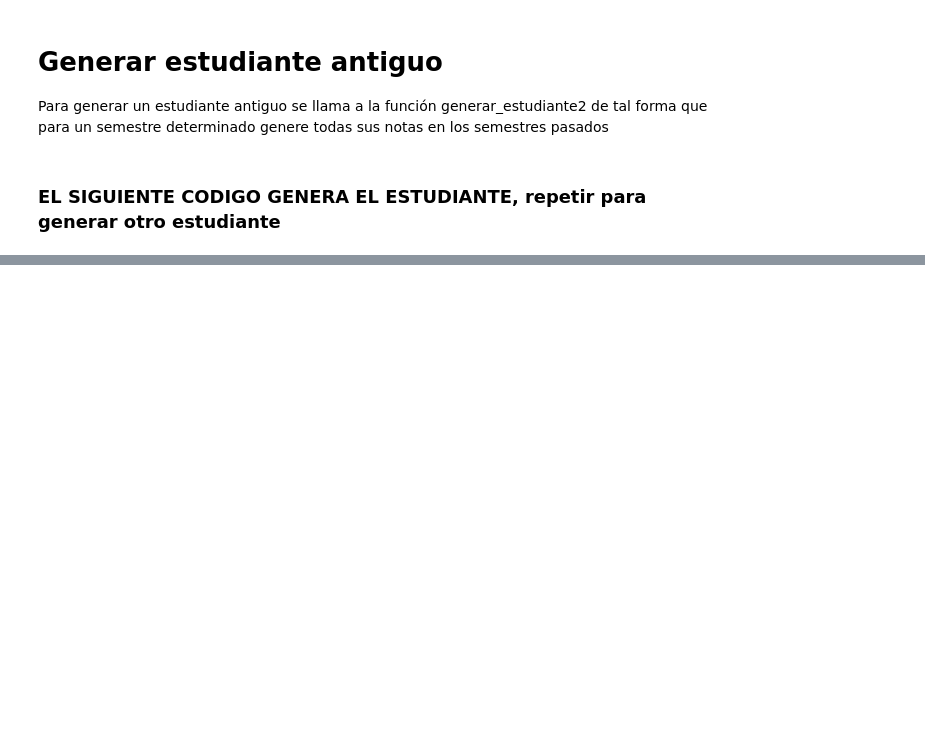
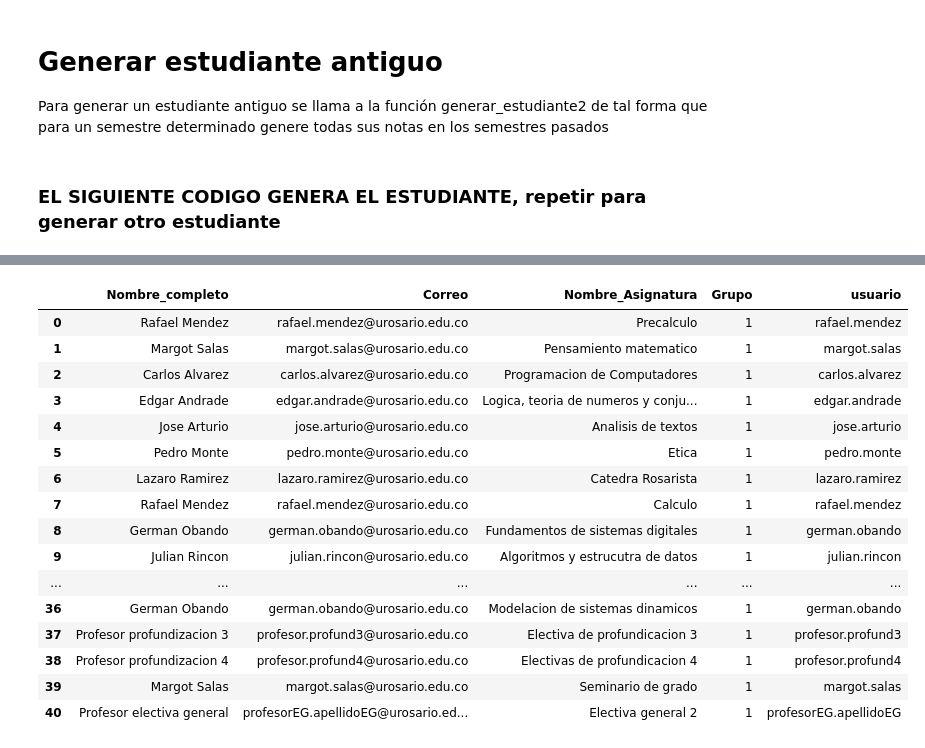
Before and after one commit to juanis2112/capstone2020, a Jupyter notebook: datos_prueba/Datos_Aleatorios.ipynb, the cells around one changed output, grey strips where cells are left out. Drawn from its saved outputs; the diff is of its cells as text; code cells hidden in the pictures; blank space fills up the shorter version.

```diff
--- a/datos_prueba/Datos_Aleatorios.ipynb
+++ b/datos_prueba/Datos_Aleatorios.ipynb
@@ -439,0 +474,32 @@ df.to_csv('Datos_prueba.csv',index = False,encoding='utf-8')
+# %%
+semestre = 6
+profesores = profesores_S1+ profesores_S2+profesores_S3+profesores_S4+profesores_S5+profesores_S6
+asignaturas = materias_S1+materias_S2+materias_S3+materias_S4+materias_S5+materias_S6
+correos = correos_S1+correos_S2+correos_S3+correos_S4+correos_S5+correos_S6
+grupos = [1]*len(profesores)
+usuarios = usuarios_S1+usuarios_S2+usuarios_S3+usuarios_S4+usuarios_S5+usuarios_S6
+df_prof["Nombre_completo"] = pd.Series(profesores)
+df_prof["Nombre_Asignatura"] = pd.Series(asignaturas)
+df_prof["Correo"] = pd.Series(correos)
+df_prof["Grupo"] = pd.Series(grupos)
+df_prof["usuario"] = pd.Series(usuarios)
+# %%
+df_prof
+# %% [output]
+|  | Nombre_completo | Correo | Nombre_Asignatura | Grupo | usuario |
+| 0 | Rafael Mendez | rafael.mendez@urosario.edu.co | Precalculo | 1 | rafael.mendez |
+| 1 | Margot Salas | margot.salas@urosario.edu.co | Pensamiento matematico | 1 | margot.salas |
+| 2 | Carlos Alvarez | carlos.alvarez@urosario.edu.co | Programacion de Computadores | 1 | carlos.alvarez |
+| 3 | Edgar Andrade | edgar.andrade@urosario.edu.co | Logica, teoria de numeros y conju... | 1 | edgar.andrade |
+| 4 | Jose Arturio | jose.arturio@urosario.edu.co | Analisis de textos | 1 | jose.arturio |
+| 5 | Pedro Monte | pedro.monte@urosario.edu.co | Etica | 1 | pedro.monte |
+| 6 | Lazaro Ramirez | lazaro.ramirez@urosario.edu.co | Catedra Rosarista | 1 | lazaro.ramirez |
+| 7 | Rafael Mendez | rafael.mendez@urosario.edu.co | Calculo | 1 | rafael.mendez |
+| 8 | German Obando | german.obando@urosario.edu.co | Fundamentos de sistemas digitales | 1 | german.obando |
+| 9 | Julian Rincon | julian.rincon@urosario.edu.co | Algoritmos y estrucutra de datos | 1 | julian.rincon |
+| ... | ... | ... | ... | ... | ... |
+| 36 | German Obando | german.obando@urosario.edu.co | Modelacion de sistemas dinamicos | 1 | german.obando |
+| 37 | Profesor profundizacion 3 | profesor.profund3@urosario.edu.co | Electiva de profundicacion 3 | 1 | profesor.profund3 |
+| 38 | Profesor profundizacion 4 | profesor.profund4@urosario.edu.co | Electivas de profundicacion 4 | 1 | profesor.profund4 |
+| 39 | Margot Salas | margot.salas@urosario.edu.co | Seminario de grado | 1 | margot.salas |
+| 40 | Profesor electiva general | profesorEG.apellidoEG@urosario.ed... | Electiva general 2 | 1 | profesorEG.apellidoEG |
```
Also changed, not shown: parts of 13 cells of this notebook.
